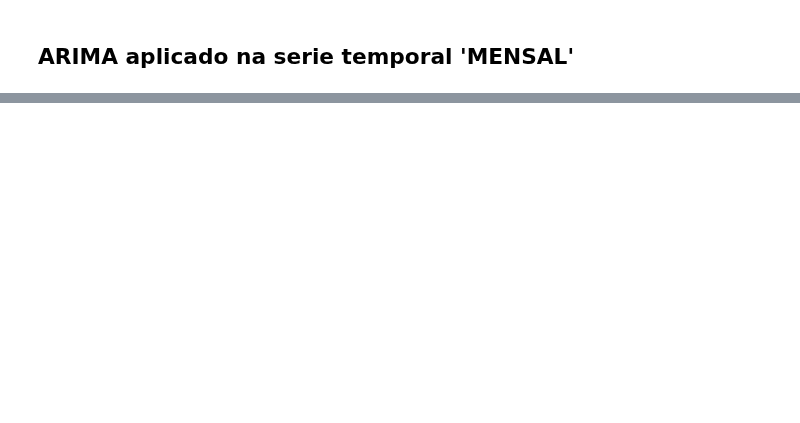
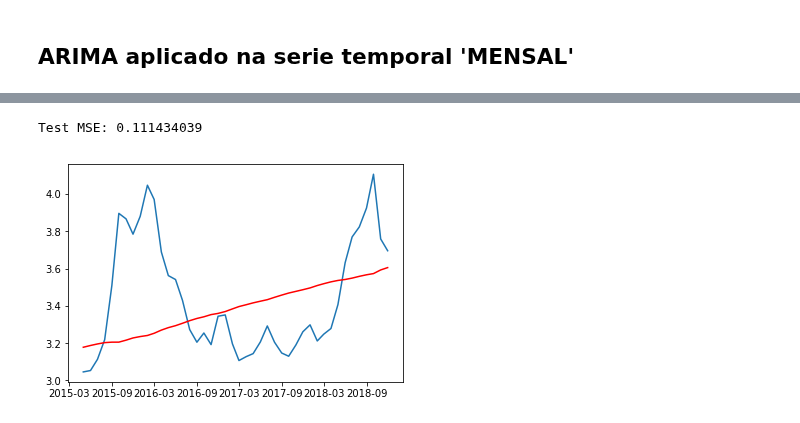
Before and after one commit to jorgealmeidajr/tcc-senai-timeseries, a Jupyter notebook: src/timeseries01-arima.ipynb, the cells around one changed output, grey strips where cells are left out. Saved outputs shown, nothing was run; the diff lists cells and outputs as text; code cells hidden in the pictures; blank space fills up the shorter version.

```diff
--- a/src/timeseries01-arima.ipynb
+++ b/src/timeseries01-arima.ipynb
@@ -138,7 +187,10 @@ timeseries.plot_train_and_predictions(ts_train, predictions_ARIMA)
 # %%
 historical, predictions = arima.forecast(train, test, arima_params)
 
 for i in range(len(predictions)):
-    predictions[i] = predictions[i] + ((historical[i] / 2) * 0.5)
+    predictions[i] = predictions[i] - historical[i]/40
 
 arima.plot_historical_and_predictions(historical, predictions, test)
+# %% [output]
+Test MSE: 0.111434039
+[figure, added]
```
Also changed, not shown: parts of 11 cells of this notebook, 6 other files.
